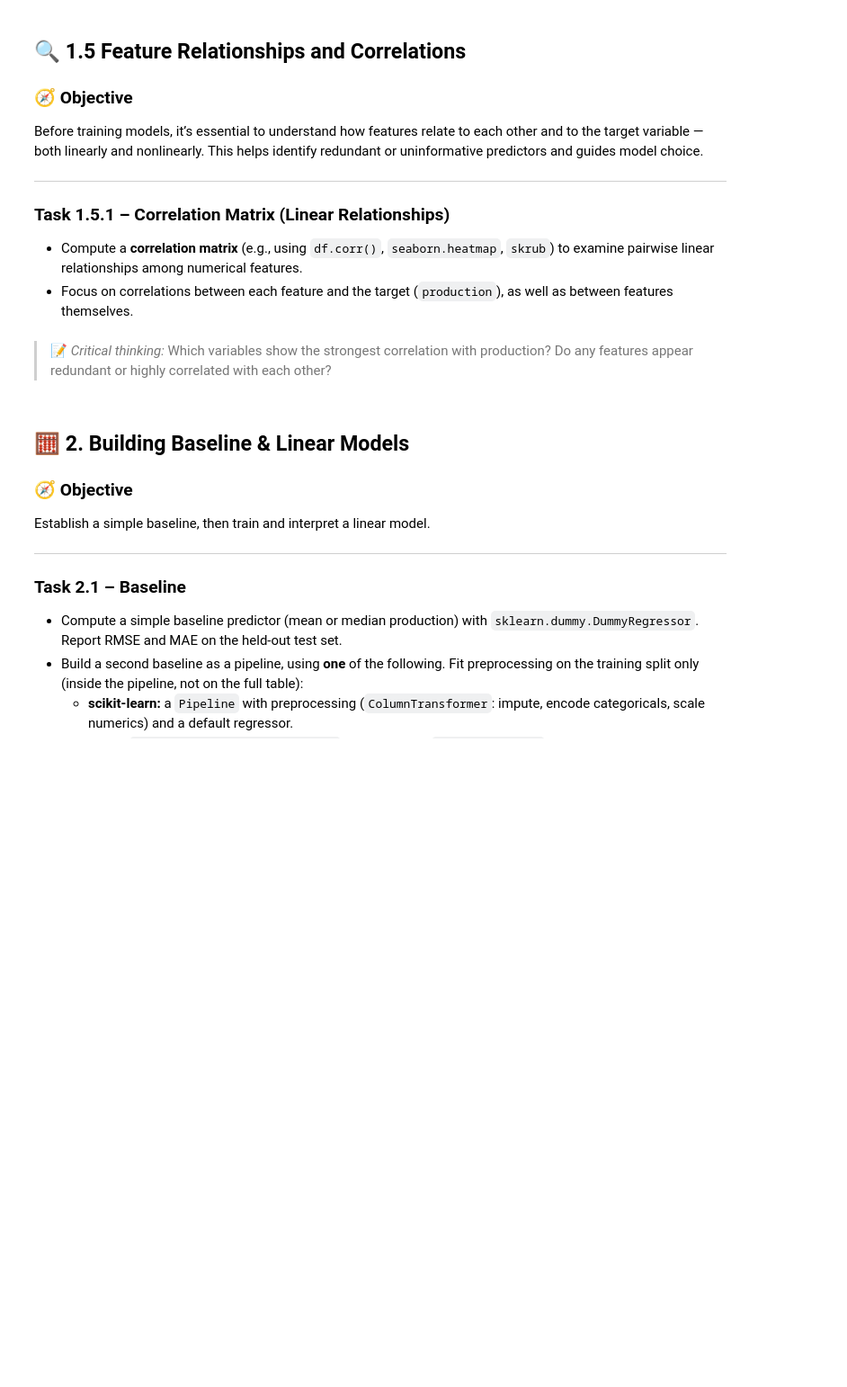
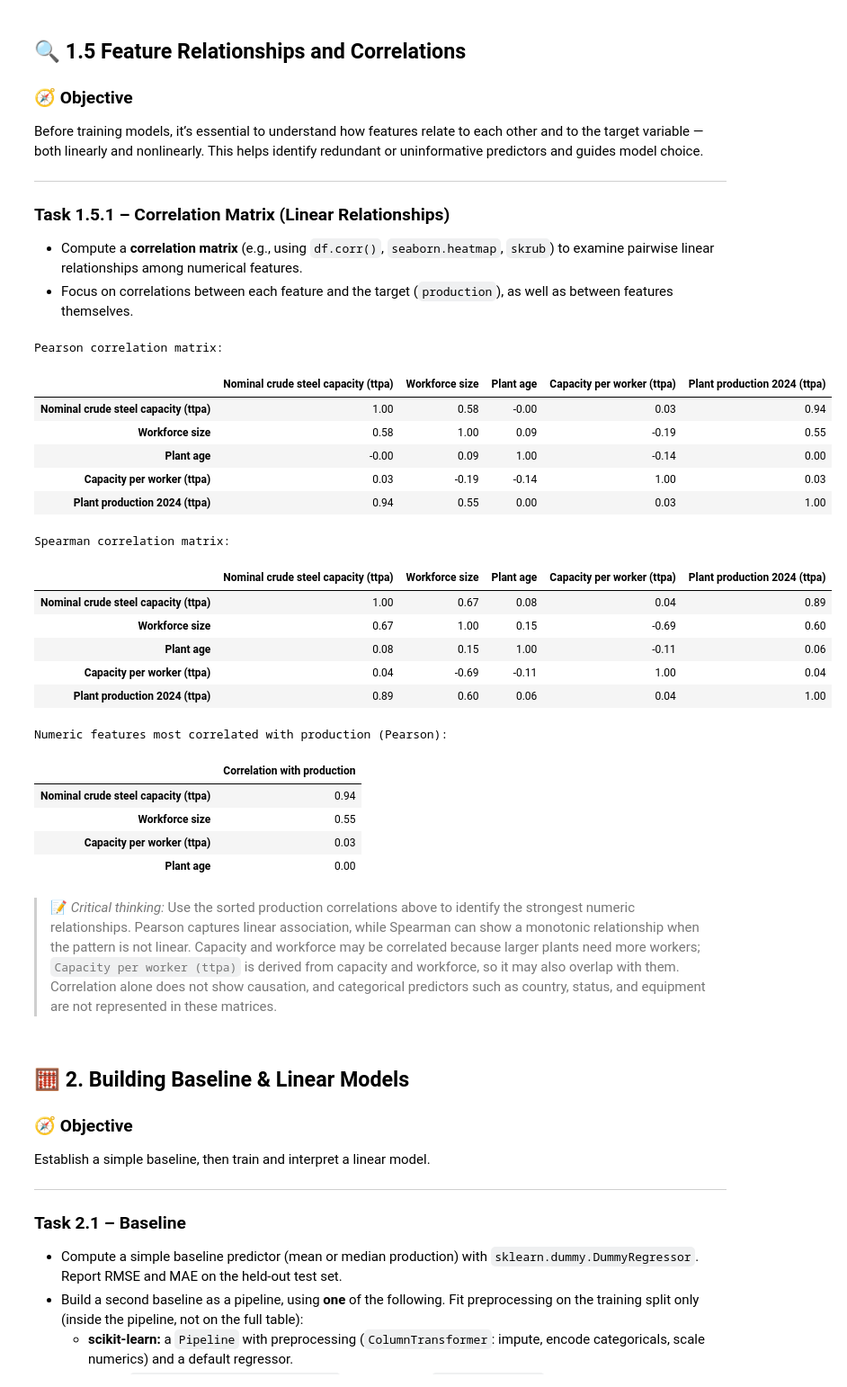
Before and after one commit to GabDestal/aidams-lab2-destal-montluc-riekhakainen-magretdelord, a Jupyter notebook: lab_2.ipynb, the cells around one changed output. Shown at 90% size. Drawn from its saved outputs; the diff is of its cells as text; code cells hidden in the pictures; blank space fills up the shorter version.

```diff
--- a/lab_2.ipynb
+++ b/lab_2.ipynb
@@ -334,10 +334,51 @@ Before training models, it’s essential to understand how features relate to ea
 ### **Task 1.5.1 – Correlation Matrix (Linear Relationships)**
 - Compute a **correlation matrix** (e.g., using `df.corr()`, `seaborn.heatmap`, `skrub`) to examine pairwise linear relationships among numerical features.
 - Focus on correlations between each feature and the target (`production`), as well as between features themselves.
+# %%
+numeric_data = X.select_dtypes(include="number").copy()
+numeric_data[target] = y
+
+pearson_corr = numeric_data.corr(method="pearson")
+spearman_corr = numeric_data.corr(method="spearman")
+
+print("Pearson correlation matrix:")
+display(pearson_corr.round(2))
+
+print("Spearman correlation matrix:")
+display(spearman_corr.round(2))
+
+print("\nNumeric features most correlated with production (Pearson):")
+display(
+    pearson_corr[target]
+    .drop(target)
+    .sort_values(key=abs, ascending=False)
+    .to_frame("Correlation with production")
+    .round(2)
+)
+# %% [output]
+Pearson correlation matrix:
+|  | Nominal crude steel capacity (ttpa) | Workforce size | Plant age | Capacity per worker (ttpa) | Plant production 2024 (ttpa) |
+| Nominal crude steel capacity (ttpa) | 1.00 | 0.58 | -0.00 | 0.03 | 0.94 |
+| Workforce size | 0.58 | 1.00 | 0.09 | -0.19 | 0.55 |
+| Plant age | -0.00 | 0.09 | 1.00 | -0.14 | 0.00 |
+| Capacity per worker (ttpa) | 0.03 | -0.19 | -0.14 | 1.00 | 0.03 |
+| Plant production 2024 (ttpa) | 0.94 | 0.55 | 0.00 | 0.03 | 1.00 |
+Spearman correlation matrix:
+|  | Nominal crude steel capacity (ttpa) | Workforce size | Plant age | Capacity per worker (ttpa) | Plant production 2024 (ttpa) |
+| Nominal crude steel capacity (ttpa) | 1.00 | 0.67 | 0.08 | 0.04 | 0.89 |
+| Workforce size | 0.67 | 1.00 | 0.15 | -0.69 | 0.60 |
+| Plant age | 0.08 | 0.15 | 1.00 | -0.11 | 0.06 |
+| Capacity per worker (ttpa) | 0.04 | -0.69 | -0.11 | 1.00 | 0.04 |
+| Plant production 2024 (ttpa) | 0.89 | 0.60 | 0.06 | 0.04 | 1.00 |
+Numeric features most correlated with production (Pearson):
+|  | Correlation with production |
+| Nominal crude steel capacity (ttpa) | 0.94 |
+| Workforce size | 0.55 |
+| Capacity per worker (ttpa) | 0.03 |
+| Plant age | 0.00 |
 # %% [markdown]
 > 📝 *Critical thinking:*
-> Which variables show the strongest correlation with production?
-> Do any features appear redundant or highly correlated with each other?
+> Use the sorted production correlations above to identify the strongest numeric relationships. Pearson captures linear association, while Spearman can show a monotonic relationship when the pattern is not linear. Capacity and workforce may be correlated because larger plants need more workers; `Capacity per worker (ttpa)` is derived from capacity and workforce, so it may also overlap with them. Correlation alone does not show causation, and categorical predictors such as country, status, and equipment are not represented in these matrices.
 # %% [markdown]
 ## 🧮 2. Building Baseline & Linear Models
 
```
